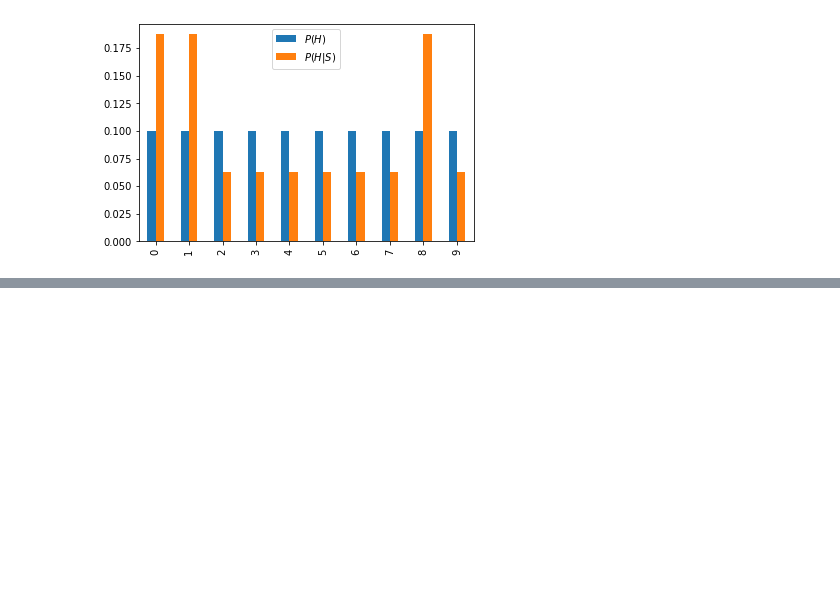
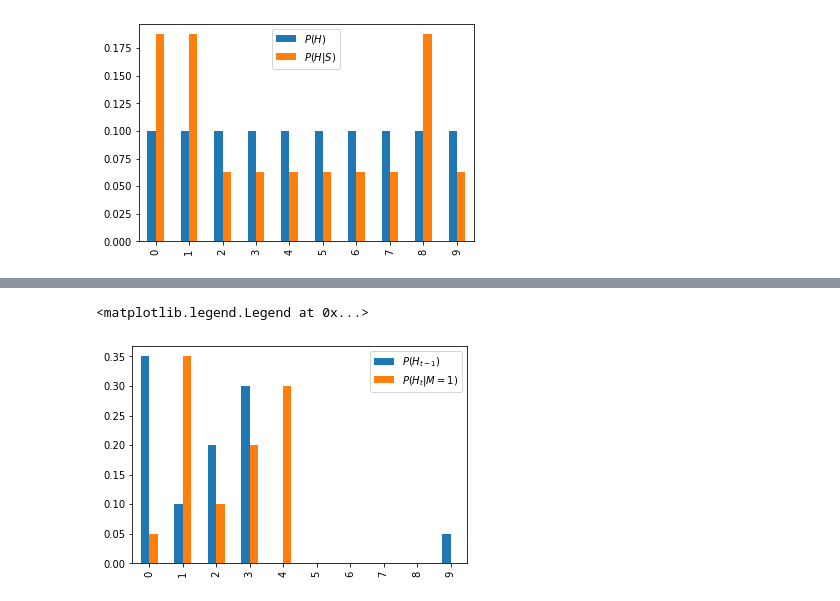
Before and after one commit to danhojin/ml-notes, a Jupyter notebook: hellos/filterpy1.ipynb, the cells around one changed output, grey strips where cells are left out. Cells and saved outputs as stored; diff of their text form; code cells hidden in the pictures; blank space fills up the shorter version.

```diff
--- a/hellos/filterpy1.ipynb
+++ b/hellos/filterpy1.ipynb
@@ -131,0 +151,24 @@ ax.legend(['$P(H)$', '$P(H|S)$'])
+# %%
+def likelihood(k_t, k_t_1, m, prob):
+    # prob = dict([(-1, 0.1), (0, 0.8), (1, 0.1)])
+    k = k_t - k_t_1 - m
+    k = k if k in prob.keys() else k % 10
+    return prob[k] if k in prob.keys() else 0
+
+def posterior(k_t, m, H_t_1, prob):
+    return sum([prior_k * likelihood(k_t, k, m, prob) for k, prior_k in enumerate(H_t_1)])
+# %%
+prob = dict([(-1, 0), (0, 1.0), (1, 0)])
+H_t_1 = np.array([.35, .1, .2, .3, 0, 0, 0, 0, 0, .05])
+H = map(lambda k_t: posterior(k_t, 1, H_t_1, prob), range(len(H_t_1)))
+# %%
+df = pd.DataFrame({
+    'P_H_t_1': H_t_1,
+    'P_H_M': H
+})
+fig, ax = plt.subplots()
+df.plot(kind='bar', ax=ax)
+ax.legend(['$P(H_{t-1})$', '$P(H_t|M=1)$'])
+# %% [output]
+<matplotlib.legend.Legend at 0x...>
+[figure, added]
```
Also changed, not shown: parts of 7 cells of this notebook.
